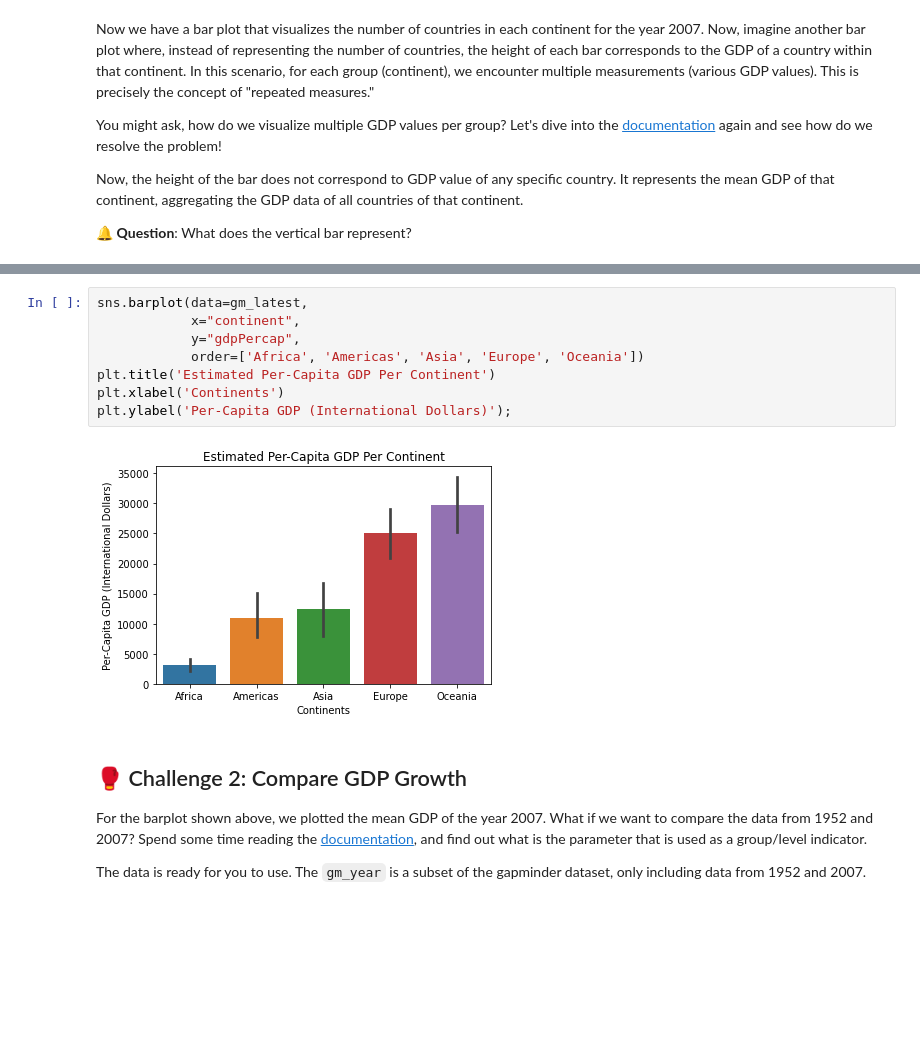
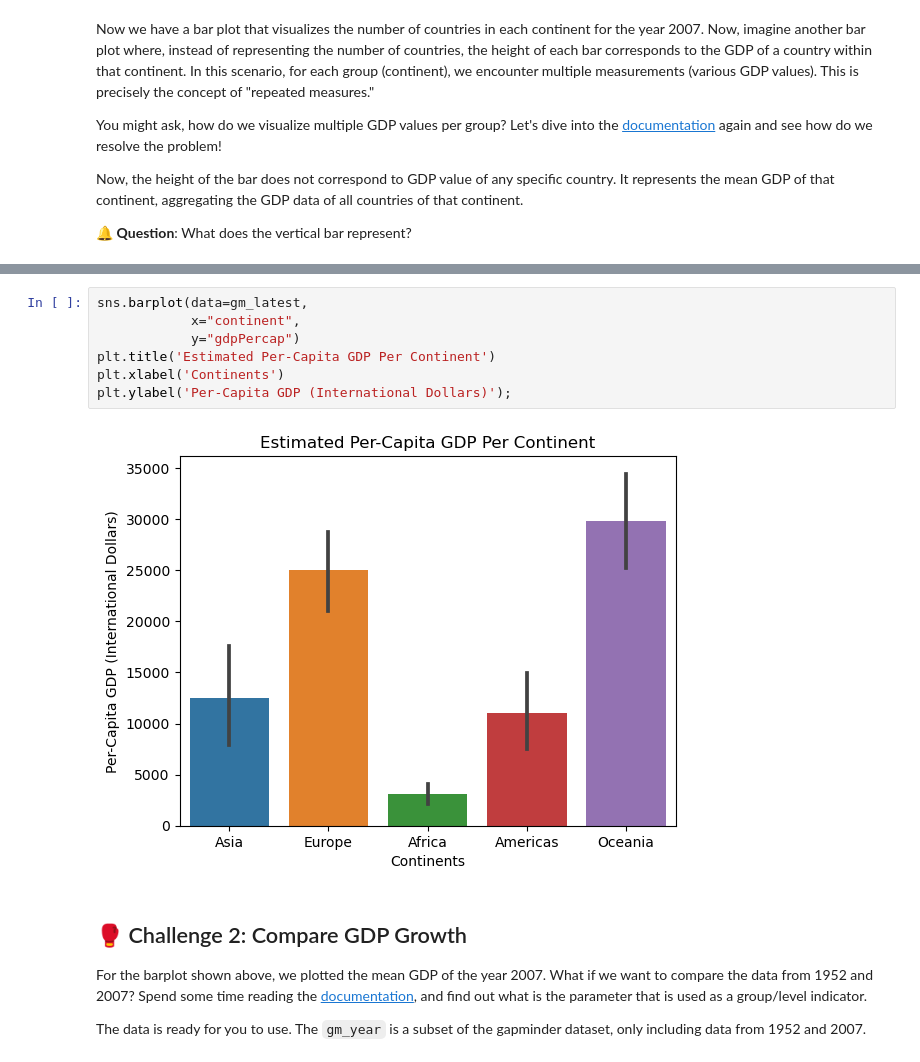
Before and after one commit to annitodd/Python-Data-Visualization, a Jupyter notebook: lessons/01_python_data_visualization.ipynb, the cells around one changed output, grey strips where cells are left out. Drawn from its saved outputs; the diff is of its cells as text; blank space fills up the shorter version.

```diff
--- a/lessons/01_python_data_visualization.ipynb
+++ b/lessons/01_python_data_visualization.ipynb
@@ -397,13 +455,12 @@ Now, the height of the bar does not correspond to GDP value of any specific coun
 # %%
 sns.barplot(data=gm_latest,
             x="continent",
-            y="gdpPercap",
-            order=['Africa', 'Americas', 'Asia', 'Europe', 'Oceania'])
+            y="gdpPercap")
 plt.title('Estimated Per-Capita GDP Per Continent')
 plt.xlabel('Continents')
 plt.ylabel('Per-Capita GDP (International Dollars)');
 # %% [output]
-[figure, old version]
+[figure, new version]
 # %% [markdown]
 ## 🥊 Challenge 2: Compare GDP Growth
 
```
Also changed, not shown: parts of 27 cells of this notebook, 2 other files.
